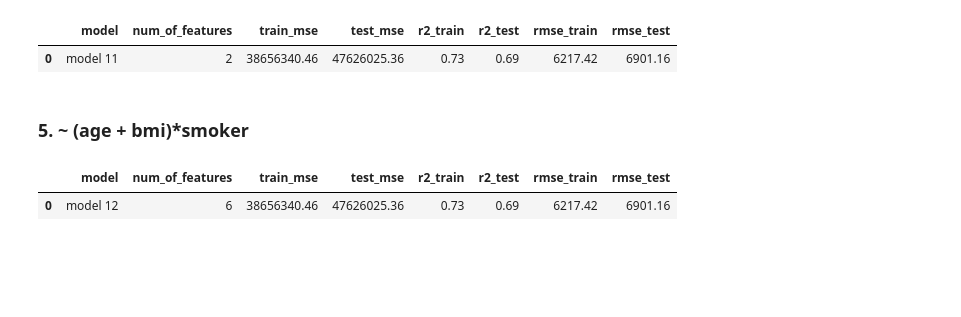
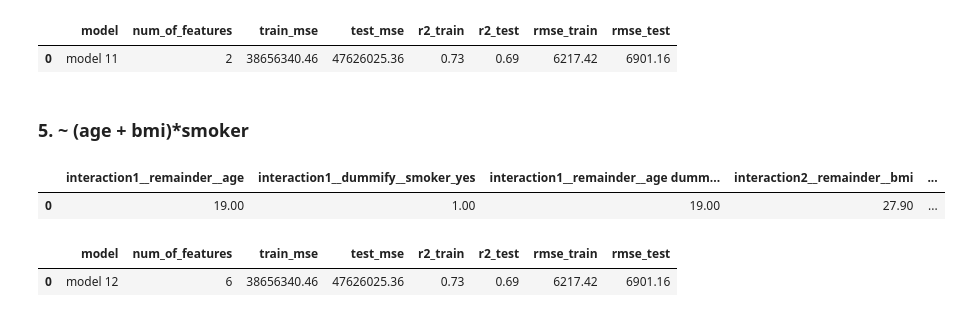
Before and after one commit to cybernewbee/gsb_544, a Jupyter notebook: lab/lab_5/lab_5.ipynb, the cells around one changed output. Drawn from its saved outputs; the diff is of its cells as text; code cells hidden in the pictures; blank space fills up the shorter version.

```diff
--- a/lab/lab_5/lab_5.ipynb
+++ b/lab/lab_5/lab_5.ipynb
@@ -609,6 +599,11 @@ result11
 | 0 | model 11 | 2 | 38656340.46 | 47626025.36 | 0.73 | 0.69 | 6217.42 | 6901.16 |
 # %% [markdown]
 ### 5. ~ (age + bmi)*smoker
+# %%
+ct12.fit_transform(ct11.fit_transform(X))[:1]
+# %% [output]
+|  | interaction1__remainder__age | interaction1__dummify__smoker_yes | interaction1__remainder__age dumm... | interaction2__remainder__bmi | ... |
+| 0 | 19.00 | 1.00 | 19.00 | 27.90 | ... |
 # %%
 model_12 = Pipeline(
   [
```
Also changed, not shown: parts of 7 cells of this notebook, 1 other file.
